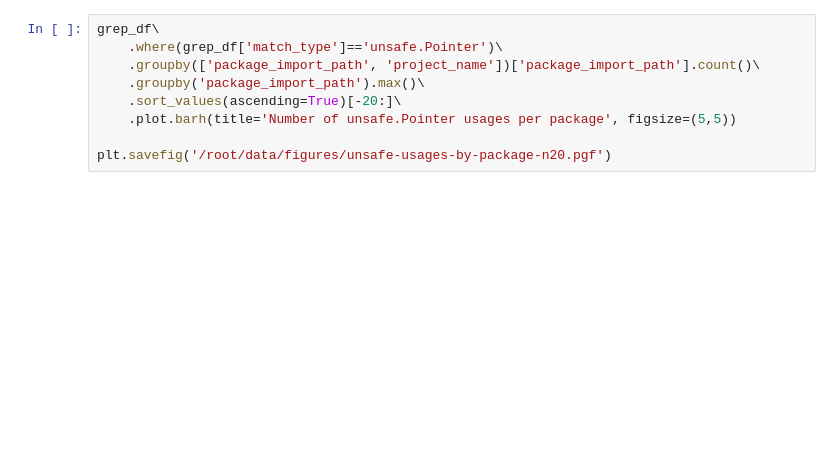
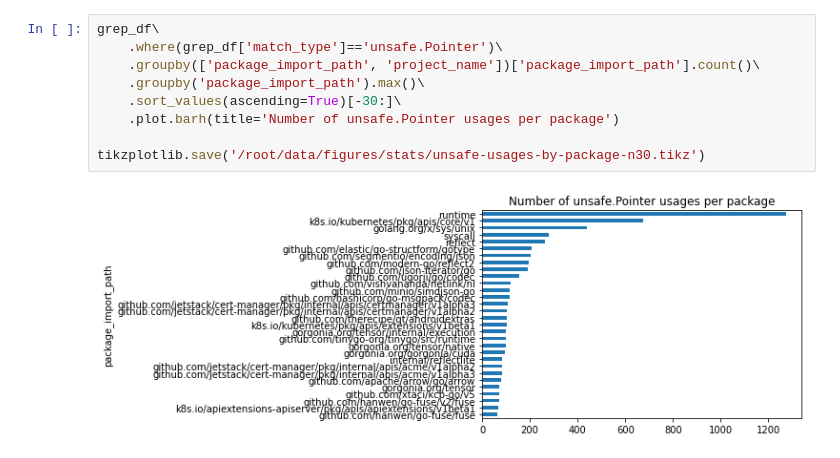
Before and after one commit to jlauinger/master-of-science, a Jupyter notebook: code/data-survey/analysis/figure-formatting.ipynb, the cells around one changed output. Cells and saved outputs as stored; diff of their text form; blank space fills up the shorter version.

```diff
--- a/code/data-survey/analysis/figure-formatting.ipynb
+++ b/code/data-survey/analysis/figure-formatting.ipynb
@@ -24,9 +42,11 @@ gosec_df = pd.read_csv('/root/data/lexical/gosec_findings_0_499.csv')
 # %%
 grep_df\
     .where(grep_df['match_type']=='unsafe.Pointer')\
     .groupby(['package_import_path', 'project_name'])['package_import_path'].count()\
     .groupby('package_import_path').max()\
-    .sort_values(ascending=True)[-20:]\
-    .plot.barh(title='Number of unsafe.Pointer usages per package', figsize=(5,5))
+    .sort_values(ascending=True)[-30:]\
+    .plot.barh(title='Number of unsafe.Pointer usages per package')
 
-plt.savefig('/root/data/figures/unsafe-usages-by-package-n20.pgf')
+tikzplotlib.save('/root/data/figures/stats/unsafe-usages-by-package-n30.tikz')
+# %% [output]
+[figure, added]
```
Also changed, not shown: parts of 32 cells of this notebook, 3 other files.
